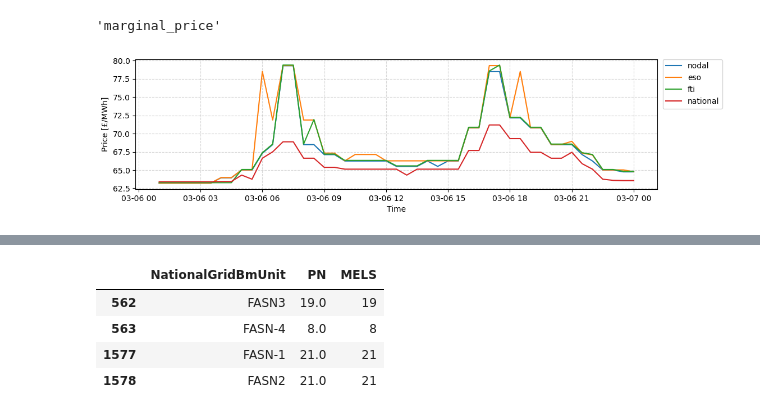
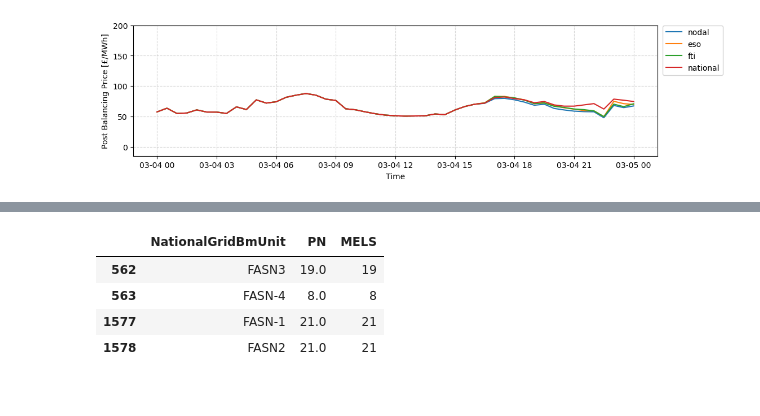
Before and after one commit to LukasFrankenQ/LMP, a Jupyter notebook: notebooks/plot_ready_data.ipynb, the cells around one changed output, grey strips where cells are left out. Saved outputs shown, nothing was run; the diff lists cells and outputs as text; code cells hidden in the pictures.

```diff
--- a/notebooks/plot_ready_data.ipynb
+++ b/notebooks/plot_ready_data.ipynb
@@ -122,4 +127,5 @@ real_prices = get_real_prices(found_timesteps)
 # %%
+'''
 quant = 'marginal_price'
 
 fig, axs = plt.subplots(len(plot_style) + 1, 1, figsize=(12, 3*(len(plot_style) + 1)))
@@ -133,6 +139,7 @@ for i, layout in enumerate(plot_style.keys()):
         df[region] = [considered_data[layout][ts][region][quant] for ts in found_timesteps]
 
     ax = axs[i]
+    df = df.sort_index()
 
     if plot_style[layout] == "agg":
         ax.plot(
@@ -144,8 +151,7 @@ for i, layout in enumerate(plot_style.keys()):
     else:
         for col in df.columns:
             ax.plot(df[col], label=col, linestyle='-', linewidth=1.5,)
-    ax.plot(real_prices, label="real wholesale price", linewidth=1.5, color='darkred')
-
+    # ax.plot(real_prices, label="real wholesale price", linewidth=1.5, color='darkred')
 
     ax.set_ylabel('Price [£/MWh]')
 
@@ -158,3 +164,6 @@ for ax in axs:
     ax.legend(bbox_to_anchor=(1.01, 1), loc='upper left', borderaxespad=0.)
 
 plt.show()
+'''
+
+pass
@@ -164,43 +170,50 @@ IndexError: list index out of range
-# %%
-quant
-# %% [output]
-'marginal_price'
+# %%
+quant = 'post_balancing_price'
+# quant = 'wholesale_price'
 # %%
 import numpy as np
 import pandas as pd
 import matplotlib.pyplot as plt
 
 
 fig, ax = plt.subplots(1, 1, figsize=(12, 3))
 
 for i, layout in enumerate(plot_style.keys()):
 
     regions = list((c := considered_data[layout])[list(c)[0]].keys())
     marginal_prices = pd.DataFrame(columns=regions, index=found_timesteps)
     loads = pd.DataFrame(columns=regions, index=found_timesteps)
 
     for region in regions:
-        marginal_prices[region] = [considered_data[layout][ts][region]["marginal_price"] for ts in found_timesteps]
+        marginal_prices[region] = [considered_data[layout][ts][region][quant] for ts in found_timesteps]
         loads[region] = [considered_data[layout][ts][region]["load"] for ts in found_timesteps]
 
     weights = loads.T.div(loads.sum(axis=1)).iloc[:,0].rename('load_weights')
     total_price = marginal_prices.mul(weights).sum(axis=1)
 
+    # print('total price')
+    # print(total_price)
+    total_price = total_price.sort_index()
+
     # if plot_style[layout] == "agg":
     ax.plot(total_price, label=layout)
-    # else:
-    #     for col in df.columns:
-    #         ax.plot(df[col], label=col, linestyle='-', linewidth=1.5,)
-    # ax.plot(real_prices, label="real wholesale price", linewidth=1.5, color='darkred')
 
-    # ax.set_ylabel('Price [£/MWh]')
+# ax.plot(real_prices.sort_index(), label="real")
 
 ax.grid(True, linestyle='--', alpha=0.5)
 ax.legend(bbox_to_anchor=(1.01, 1), loc='upper left', borderaxespad=0.)
 
-ax.set_ylabel('Price [£/MWh]')
+
+nice_names = {
+    "wholesale_price": "Wholesale Price [£/MWh]",
+    "post_balancing_price": "Post Balancing Price [£/MWh]"
+}
+
+ax.set_ylabel(nice_names[quant])
 ax.set_xlabel('Time')
 
+ax.set_ylim(-15, 200)
+
 plt.show()
 # %% [output]
-[figure, old version]
+[figure, new version]
```
Also changed, not shown: parts of 14 cells of this notebook, 2 other files.
